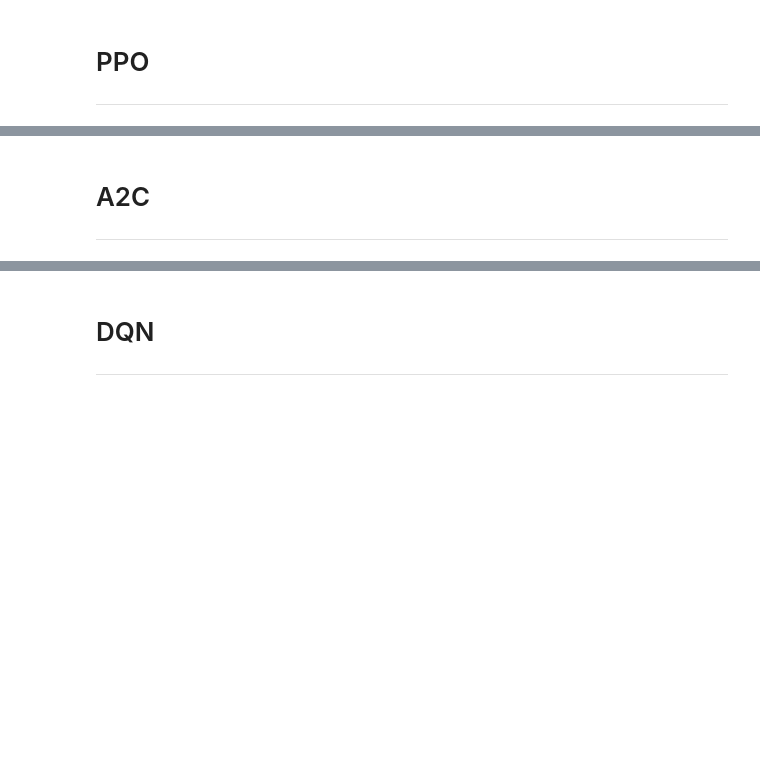
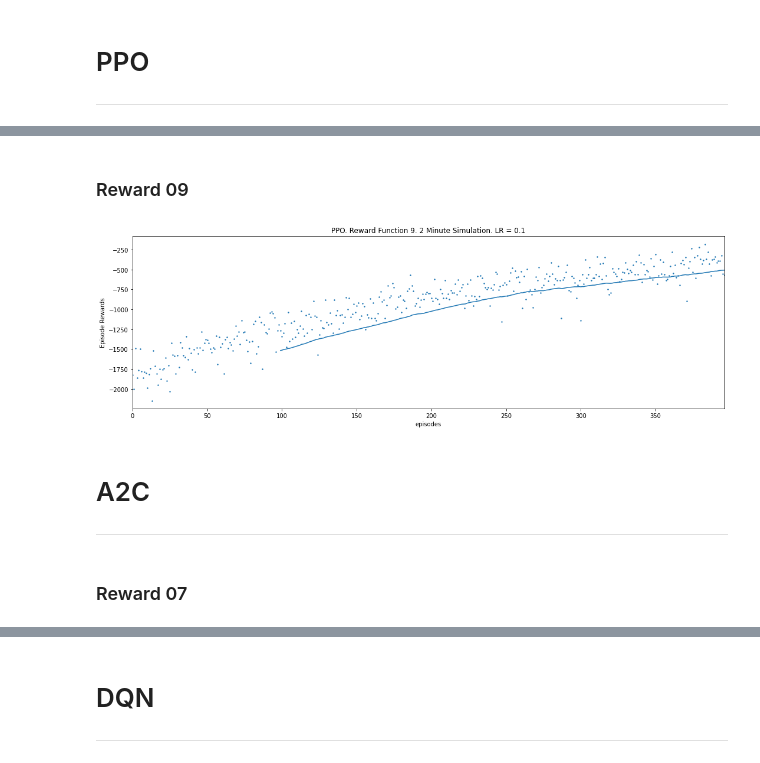
Before and after one commit to MartyMarek/Cross-Road-Signalling-optimisation-with-RL, a Jupyter notebook: final_simulation/model_training_monitor.ipynb, the cells around one changed output, grey strips where cells are left out. Cells and saved outputs as stored; diff of their text form; code cells hidden in the pictures; blank space fills up the shorter version.

```diff
--- a/final_simulation/model_training_monitor.ipynb
+++ b/final_simulation/model_training_monitor.ipynb
@@ -13,6 +24,17 @@ results_plotter.plot_results([log_dir], None, results_plotter.X_EPISODES, "PPO.
+# %% [markdown]
+### Reward 09
+# %%
+log_dir = "_models\\reward_09\\ppo"
+#results_plotter.plot_results([log_dir], None, results_plotter.X_TIMESTEPS, "Real Intersection",figsize=(15,5))
+results_plotter.plot_results([log_dir], None, results_plotter.X_EPISODES, "PPO. Reward Function 9. 2 Minute Simulation. LR = 0.1",figsize=(15,5))
+#results_plotter.plot_results([log_dir], None, results_plotter.X_WALLTIME, "Real Intersection",figsize=(15,5))
+# %% [output]
+[figure, added]
 # %% [markdown]
 # A2C
 ---
+# %% [markdown]
+### Reward 07
 # %%
 log_dir = "_models\\reward_07\\a2c"
 #results_plotter.plot_results([log_dir], None, results_plotter.X_TIMESTEPS, "Real Intersection",figsize=(15,5))
```
Also changed, not shown: parts of 9 cells of this notebook, 23 other files.
